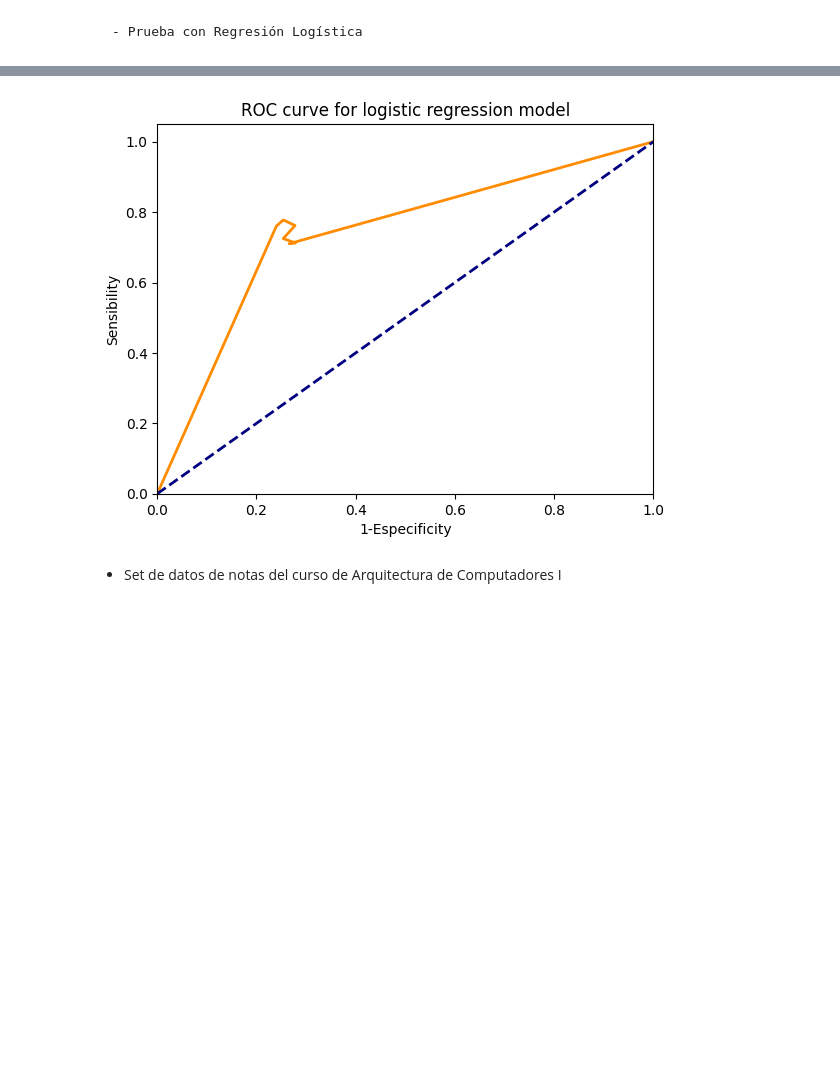
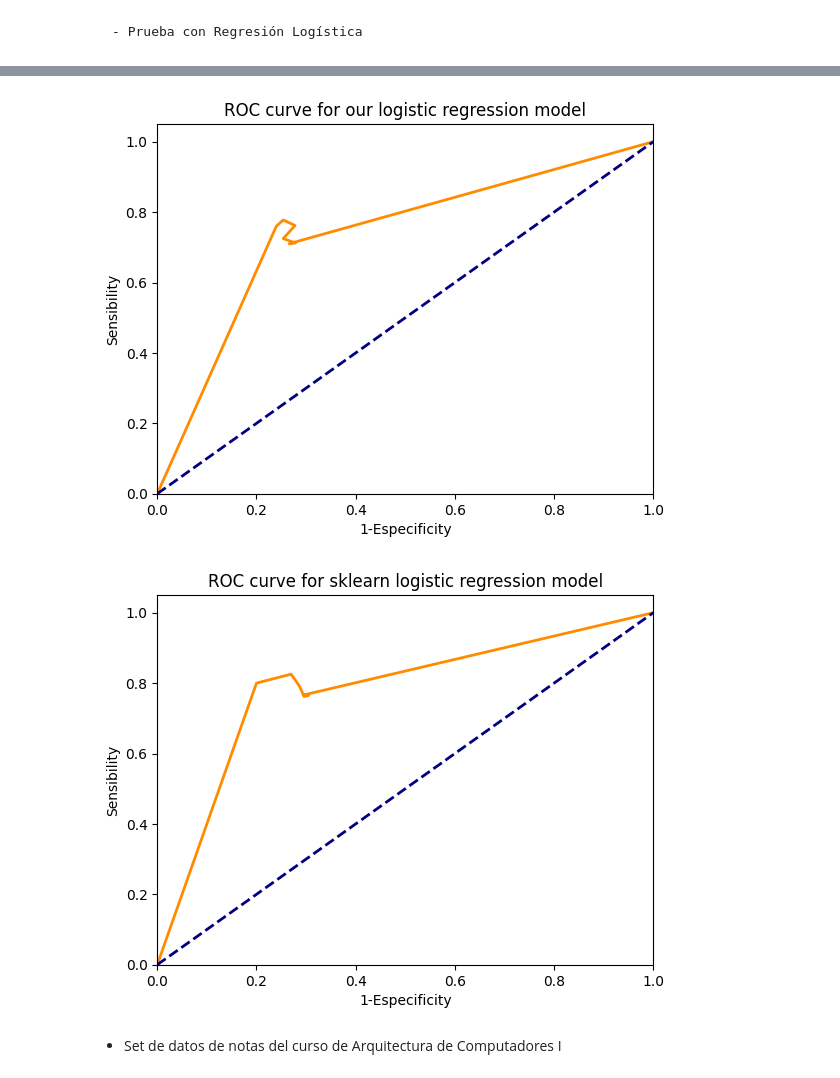
Before and after one commit to JoseDavidSS/Patrones.Project1, a Jupyter notebook: ml_models.ipynb, the cells around one changed output, grey strips where cells are left out. Saved outputs shown, nothing was run; the diff lists cells and outputs as text; code cells hidden in the pictures; blank space fills up the shorter version.

Commit message:
Add sklearn logistic regression model prediction in redwine set

```diff
--- a/ml_models.ipynb
+++ b/ml_models.ipynb
@@ -114,14 +114,14 @@ class OurLogisticRegression:
         roc_auc = auc(fpr, tpr)
         return fpr, tpr, roc_auc
 
-    def plot_roc(self, fpr, tpr):
+    def plot_roc(self, fpr, tpr, title):
         plt.plot(fpr, tpr, color='darkorange', lw=2)
         plt.plot([0, 1], [0, 1], color='navy', lw=2, linestyle='--')
         plt.xlim([0.0, 1.0])
         plt.ylim([0.0, 1.05])
         plt.xlabel('1-Especificity')
         plt.ylabel('Sensibility')
-        plt.title('ROC curve for logistic regression model')
+        plt.title(title)
         plt.show()
 # %% [markdown]
 * Árboles de decisión
@@ -225,11 +225,11 @@ dtype: int64
 # %%
 # initial variables
 test_percentages = [0.1, 0.25, 0.50, 0.75, 0.9, 1]
-y_tests = []
-y_preds = []
-accurancies = []
-precisions = []
-recalls = []
+y_tests = {'our_model': [], 'sklearn_model': []}
+y_preds = {'our_model': [], 'sklearn_model': []}
+accurancies = {'our_model': [], 'sklearn_model': []}
+precisions = {'our_model': [], 'sklearn_model': []}
+recalls = {'our_model': [], 'sklearn_model': []}
 num_rows = min(X0_test.shape[0], X1_test.shape[0])
 
 # Get the bes model hyperparameters
@@ -246,6 +246,10 @@ print("Best hyperparameters: ", grid_search.best_params_)
 model = OurLogisticRegression(lr=0.001, num_iter=100)
 model.fit(X_train, y_train)
 
+# Instantiate sklearn logistic regression model
+model_sklearn = LogisticRegression()
+model_sklearn.fit(X_train, y_train)
+
 # get testing metrics by using different amount of tests
 for test_percentage in test_percentages:
 
@@ -258,39 +262,62 @@ for test_percentage in test_percentages:
 
     X_test_i = pd.concat([X0_test_i, X1_test_i], axis= 0)
     y_test_i = pd.concat([y0_test_i, y1_test_i], axis= 0)
-    y_tests.append(y_test_i)
+    y_tests['our_model'].append(y_test_i)
+    y_tests['sklearn_model'].append(y_test_i)
 
+    ## Predictions for out model
     # predict probabilities for test set
     probs = model.predict_prob(X_test_i)
 
     # predict classes for test set
     y_pred_i = model.predict(X_test_i, 0.5)
-    y_preds.append(y_pred_i)
+    y_preds['our_model'].append(y_pred_i)
 
     # get the metrics
-    accurancies.append(model.accurancy(y_pred_i, y_test_i))
-    precisions.append(model.precision(y_pred_i, y_test_i))
-    recalls.append(model.recall(y_pred_i, y_test_i))
+    accurancies['our_model'].append(model.accurancy(y_pred_i, y_test_i))
+    precisions['our_model'].append(model.precision(y_pred_i, y_test_i))
+    recalls['our_model'].append(model.recall(y_pred_i, y_test_i))
+
+    ## Predictions for sklearn model
+    y_pred_i = model_sklearn.predict(X_test_i)
+    y_preds['sklearn_model'].append(y_pred_i)
+
+    # get the metrics
+    accurancies['sklearn_model'].append(model.accurancy(y_pred_i, y_test_i))
+    precisions['sklearn_model'].append(model.precision(y_pred_i, y_test_i))
+    recalls['sklearn_model'].append(model.recall(y_pred_i, y_test_i))
 
 # draw ROC curve
-fpr = np.array([0., 1.])
-tpr = np.array([0., 1.])
-aucs = []
+fpr_model = np.array([0., 1.])
+tpr_model = np.array([0., 1.])
+fpr_sk = np.array([0., 1.])
+tpr_sk = np.array([0., 1.])
+aucs = {'our_model': [], 'sklearn_model': []}
 for i in range(len(test_percentages)):
-    fpr_i, tpr_i, auc_i = model.auc(y_preds[i], y_tests[i])
-    fpr = np.insert(fpr, -1, fpr_i[1])
-    tpr = np.insert(tpr, -1, tpr_i[1])
-    aucs.append(auc_i)
+    fpr_i, tpr_i, auc_i = model.auc(y_preds['sklearn_model'][i], y_tests['sklearn_model'][i])
+    fpr_sk = np.insert(fpr_sk, -1, fpr_i[1])
+    tpr_sk = np.insert(tpr_sk, -1, tpr_i[1])
+    aucs['sklearn_model'].append(auc_i)
+
+    fpr_i, tpr_i, auc_i = model.auc(y_preds['our_model'][i], y_tests['our_model'][i])
+    fpr_model = np.insert(fpr_model, -1, fpr_i[1])
+    tpr_model = np.insert(tpr_model, -1, tpr_i[1])
+    aucs['our_model'].append(auc_i)
+
+
 
 # display test metric results
-title_row = ['Amount of tests', 'Accurancy', 'Precision', 'Recall', 'Auc']
+title_row = ['Amount of tests','Model', 'Accurancy', 'Precision', 'Recall', 'Auc']
 df_results = pd.DataFrame(columns=title_row)
 
 for i, test_percentage in enumerate(test_percentages):
-    row = [int(test_percentage*num_rows), accurancies[i], precisions[i], recalls[i], aucs[i]]
+    row = [int(test_percentage*num_rows), 'Our model', accurancies['our_model'][i], precisions['our_model'][i], recalls['our_model'][i], aucs['our_model'][i]]
+    df_results.loc[len(df_results)] = row
+    row = [int(test_percentage*num_rows), 'Sklearn model', accurancies['sklearn_model'][i], precisions['sklearn_model'][i], recalls['sklearn_model'][i], aucs['sklearn_model'][i]]
     df_results.loc[len(df_results)] = row
 
 print(df_results)
-model.plot_roc(fpr, tpr)
+model.plot_roc(fpr_model, tpr_model, 'ROC curve for our logistic regression model')
+model.plot_roc(fpr_sk, tpr_sk, 'ROC curve for sklearn logistic regression model')
 # %% [output]
 Best hyperparameters:  {'lr': 0.001, 'num_iter': 100}
@@ -304,4 +337,5 @@ Best hyperparameters:  {'lr': 0.001, 'num_iter': 100}
-[figure, old version]
+[figure, new version]
+[figure, added]
 # %% [markdown]
 * Set de datos de notas del curso de Arquitectura de Computadores I
 # %%
```
Also changed, not shown: parts of 1 cell of this notebook.
